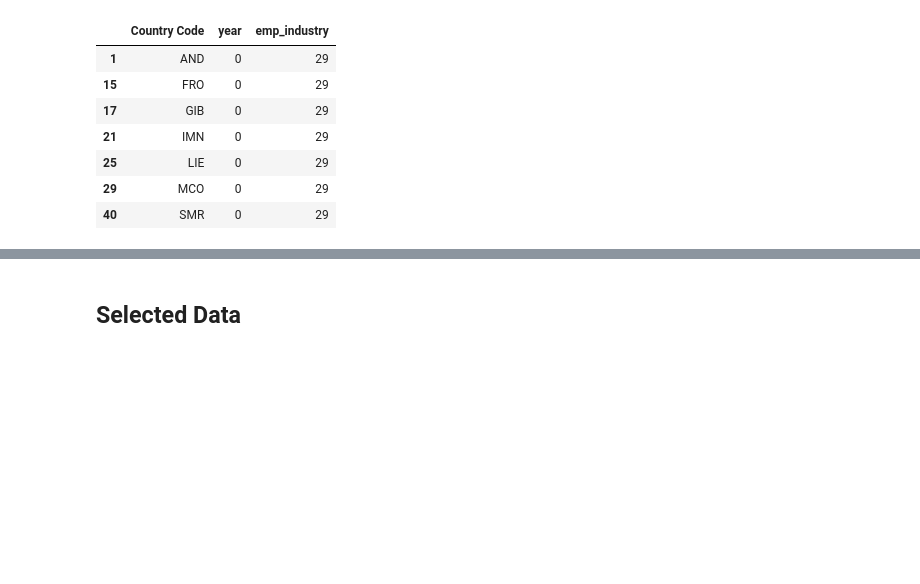
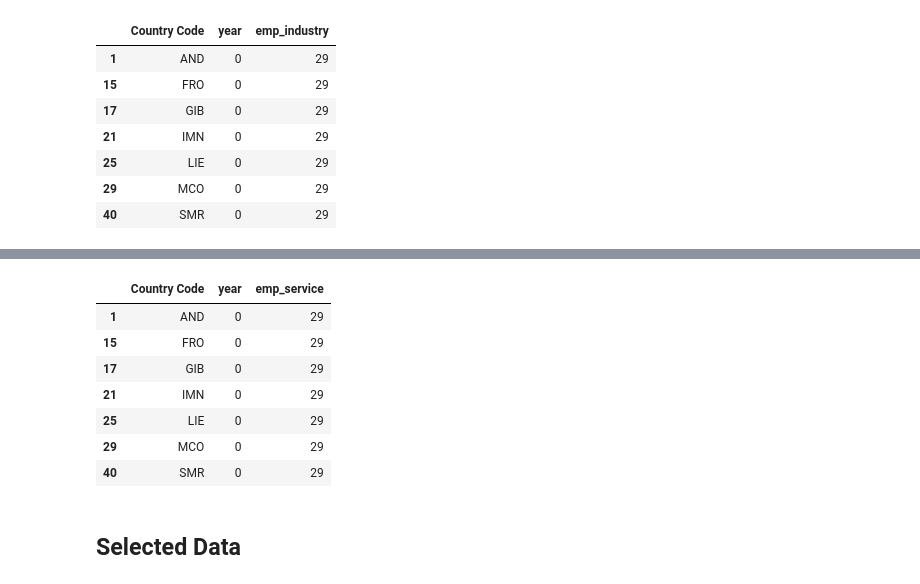
Before and after one commit to amakarewicz/BEngThesis, a Jupyter notebook: EDA.ipynb, the cells around one changed output, grey strips where cells are left out. Cells and saved outputs as stored; diff of their text form; code cells hidden in the pictures; blank space fills up the shorter version.

```diff
--- a/EDA.ipynb
+++ b/EDA.ipynb
@@ -691,3 +765,15 @@ temp[temp.emp_industry>0]
+# %%
+temp = emp_service_europe.drop('Country Code', 1).isna().groupby(emp_service_europe['Country Code'], sort=False).sum().reset_index()
+temp[temp.emp_service>0]
+# %% [output]
+|  | Country Code | year | emp_service |
+| 1 | AND | 0 | 29 |
+| 15 | FRO | 0 | 29 |
+| 17 | GIB | 0 | 29 |
+| 21 | IMN | 0 | 29 |
+| 25 | LIE | 0 | 29 |
+| 29 | MCO | 0 | 29 |
+| 40 | SMR | 0 | 29 |
 # %% [markdown]
 ## Selected Data
 # %%
```
Also changed, not shown: parts of 3 cells of this notebook, 3 other files.
